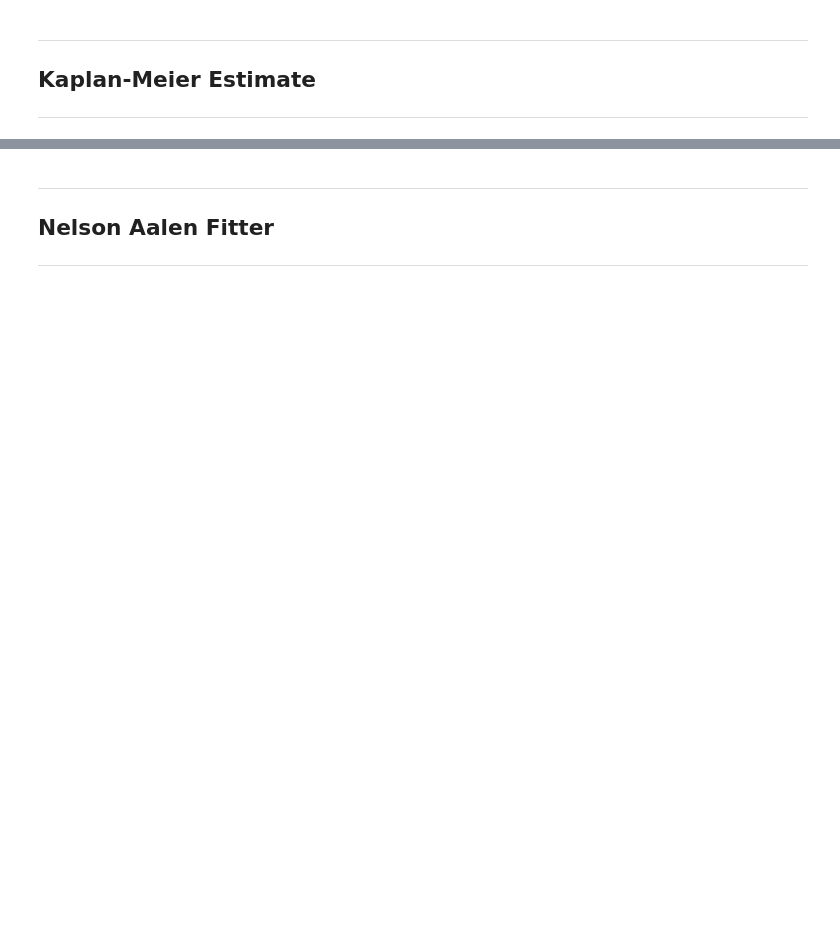
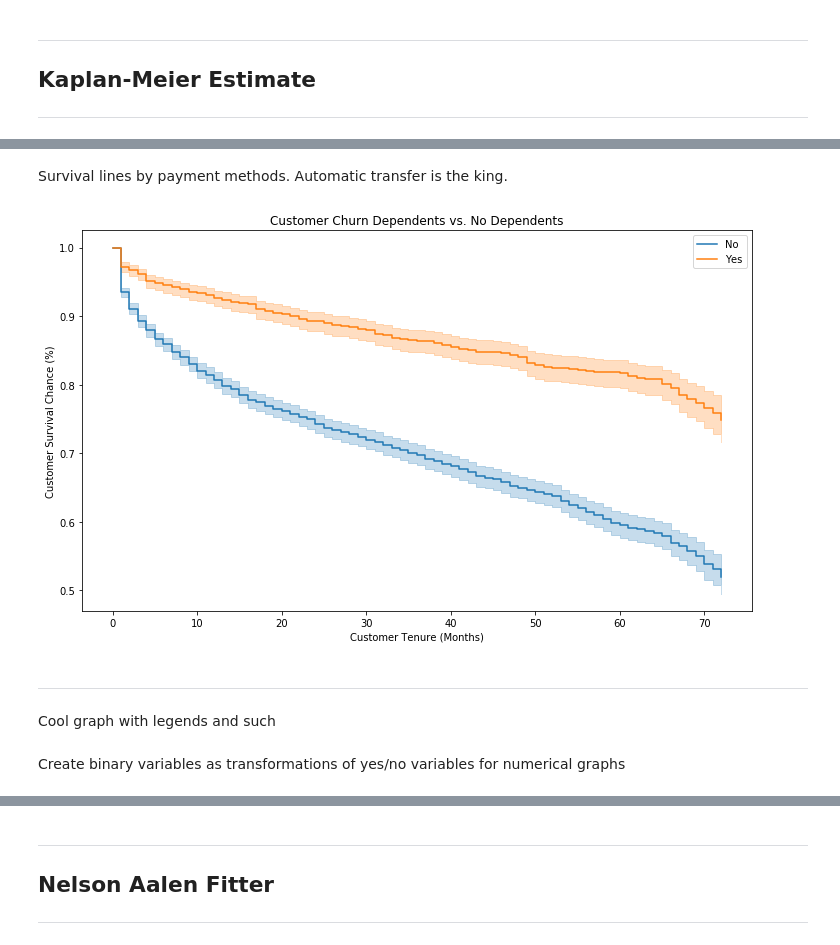
Before and after one commit to jwalluww/DataScience, a Jupyter notebook: Survival_Analysis.ipynb, the cells around one changed output, grey strips where cells are left out. Saved outputs shown, nothing was run; the diff lists cells and outputs as text; code cells hidden in the pictures; blank space fills up the shorter version.

```diff
--- a/Survival_Analysis.ipynb
+++ b/Survival_Analysis.ipynb
@@ -52,0 +173,14 @@ kmf.plot()
+# %% [markdown]
+Survival lines by payment methods. Automatic transfer is the king.
+# %%
+fig_dep, ax_dep = plt.subplots(figsize=(12,7))
+plot_categorical_survival(feature='Dependents', ax=ax_dep)
+ax_dep.set_title('Customer Churn Dependents vs. No Dependents')
+ax_dep.set_xlabel('Customer Tenure (Months)')
+ax_dep.set_ylabel('Customer Survival Chance (%)')
+plt.show()
+# %% [output]
+[figure, added]
+# %% [markdown]
+***
+Cool graph with legends and such
@@ -52,0 +190,2 @@ kmf.plot()
+# %% [markdown]
+Create binary variables as transformations of yes/no variables for numerical graphs
```
Also changed, not shown: parts of 68 cells of this notebook.
